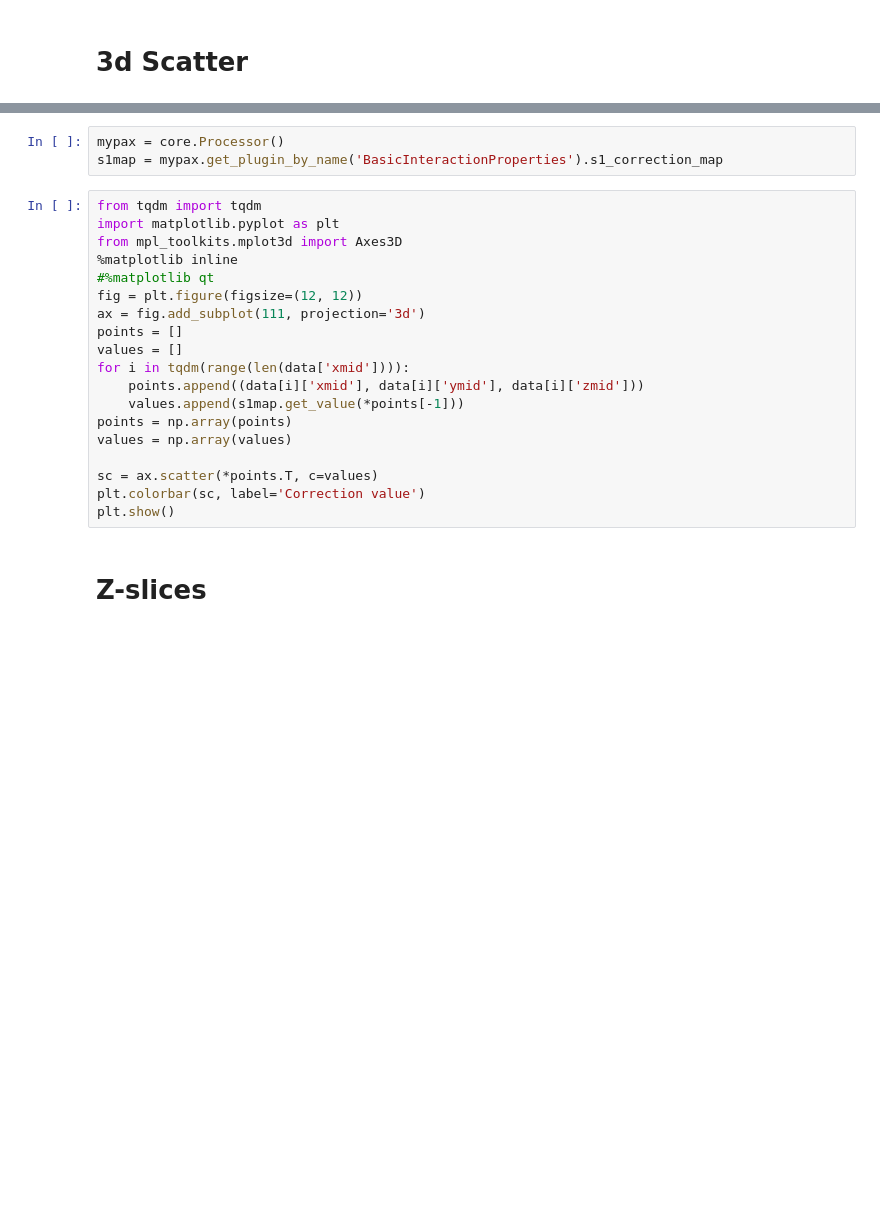
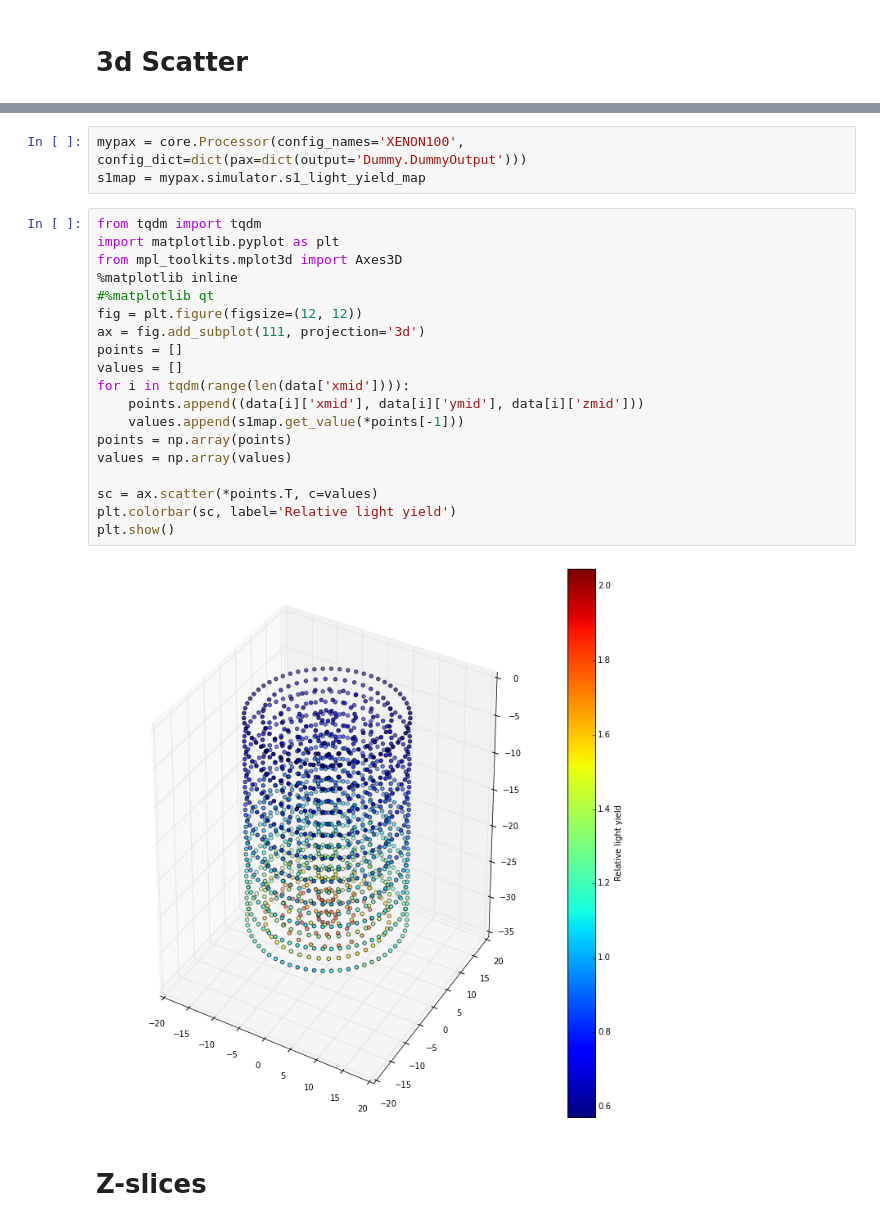
Before and after one commit to XENON1T/pax, a Jupyter notebook: examples/parse_s1_corrmap/Parse S1 xyz correction map.ipynb, the cells around one changed output, grey strips where cells are left out. Cells and saved outputs as stored; diff of their text form; blank space fills up the shorter version.

Commit message:
Flip z axis, introduce XENON1T S1 xyz map

```diff
--- a/examples/parse_s1_corrmap/Parse S1 xyz correction map.ipynb
+++ b/examples/parse_s1_corrmap/Parse S1 xyz correction map.ipynb
@@ -72,25 +71,27 @@ Now we'll plot the map using pax, to verify everything went correctly:
-# %%
-mypax = core.Processor()
-s1map = mypax.get_plugin_by_name('BasicInteractionProperties').s1_correction_map
+# %%
+mypax = core.Processor(config_names='XENON100', config_dict=dict(pax=dict(output='Dummy.DummyOutput')))
+s1map = mypax.simulator.s1_light_yield_map
 # %%
 from tqdm import tqdm
 import matplotlib.pyplot as plt
 from mpl_toolkits.mplot3d import Axes3D
 %matplotlib inline
 #%matplotlib qt
 fig = plt.figure(figsize=(12, 12))
 ax = fig.add_subplot(111, projection='3d')
 points = []
 values = []
 for i in tqdm(range(len(data['xmid']))):
     points.append((data[i]['xmid'], data[i]['ymid'], data[i]['zmid']))
     values.append(s1map.get_value(*points[-1]))
 points = np.array(points)
 values = np.array(values)
 
 sc = ax.scatter(*points.T, c=values)
-plt.colorbar(sc, label='Correction value')
+plt.colorbar(sc, label='Relative light yield')
 plt.show()
+# %% [output]
+[figure, added]
 # %% [markdown]
 # Z-slices
 # %%
```
Also changed, not shown: parts of 3 cells of this notebook, 12 other files.
